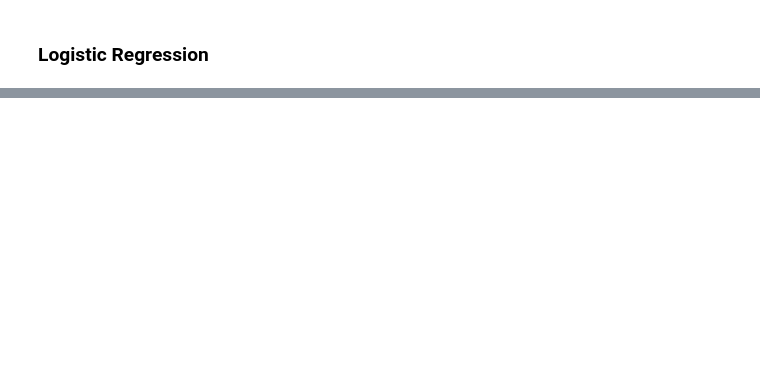
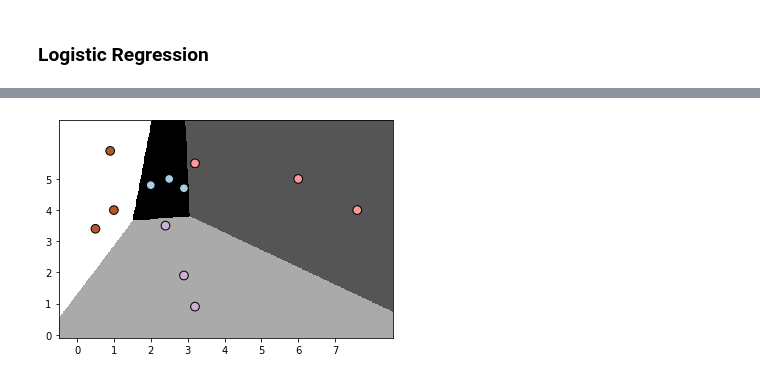
Before and after one commit to caiquemiranda/artificial-intelligence-python, a Jupyter notebook: 02-Supervised-Learning-Classification.ipynb, the cells around one changed output, grey strips where cells are left out. Saved outputs shown, nothing was run; the diff lists cells and outputs as text; code cells hidden in the pictures; blank space fills up the shorter version.

```diff
--- a/02-Supervised-Learning-Classification.ipynb
+++ b/02-Supervised-Learning-Classification.ipynb
@@ -170,0 +181,5 @@ plt.title('SVC with linear kernel')
+# %%
+X = np.array([[2, 4.8], [2.9, 4.7], [2.5, 5], [3.2, 5.5], [6, 5], [7.6, 4], [3.2, 0.9], [2.9, 1.9], [2.4, 3.5], [0.5, 3.4], [1, 4], [0.9, 5.9]])
+y = np.array([0, 0, 0, 1, 1, 1, 2, 2, 2, 3, 3, 3])
+# %%
+classifier_lr = linear_model.LogisticRegression(solver='liblinear', C=75)
@@ -170,0 +190,34 @@ plt.title('SVC with linear kernel')
+# %%
+# function visualize
+
+def Logistic_visualize(classifier_lr, X, y):
+
+    min_x, max_x = X[:, 0].min() - 1.0, X[:, 0].max() + 1.0
+    min_y, max_y = X[:, 1].min() - 1.0, X[:, 1].max() + 1.0
+
+    mesh_step_size = 0.02
+    x_vals, y_vals = np.meshgrid(np.arange(min_x, max_x, mesh_step_size),
+                                 np.arange(min_y, max_y, mesh_step_size))
+
+    output = classifier_lr.predict(np.c_[x_vals.ravel(), y_vals.ravel()])
+    output = output.reshape(x_vals.shape)
+
+    plt.figure()
+
+    plt.pcolormesh(x_vals, y_vals, output, cmap=plt.cm.gray)
+    plt.scatter(X[:, 0], X[:, 1], c=y, s=75, edgecolors='black',
+                linewidth=1, cmap=plt.cm.Paired)
+
+    plt.xlim(x_vals.min(), x_vals.max())
+    plt.ylim(y_vals.min(), y_vals.max())
+
+    plt.xticks((np.arange(int(X[:, 0].min() - 1), int(X[:, 0].max() + 1), 1.0)))
+    plt.yticks((np.arange(int(X[:, 1].min() - 1), int(X[:, 1].max() + 1), 1.0)))
+
+    plt.show()
+# %%
+# plot logistc regression
+
+Logistic_visualize(classifier_lr, X, y)
+# %% [output]
+[figure, added]
```
Also changed, not shown: parts of 4 cells of this notebook.
